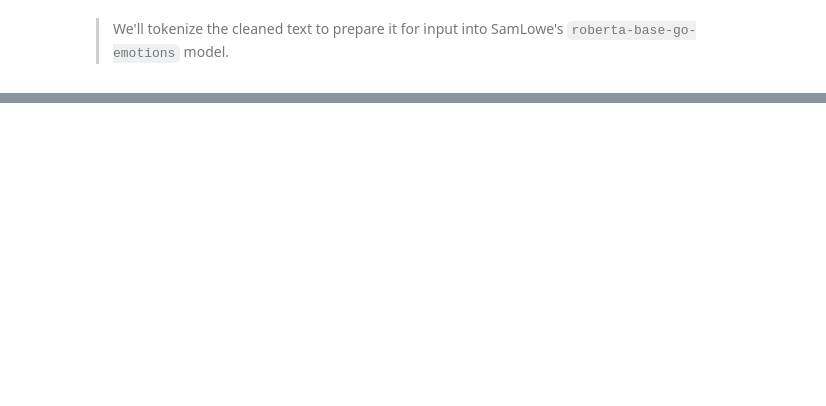
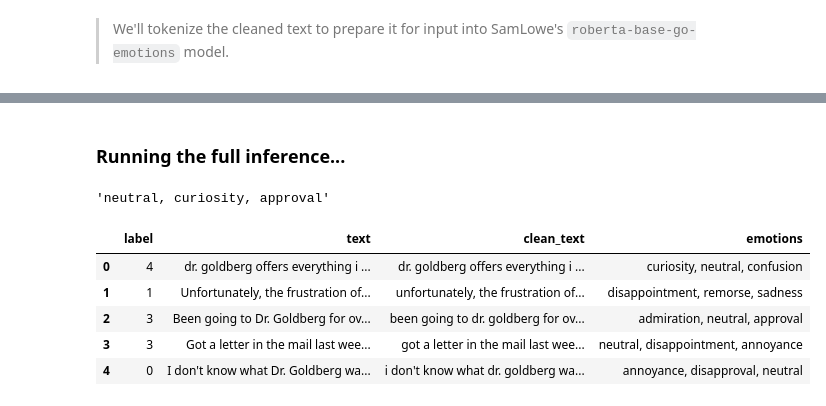
Before and after one commit to kangelamw/LLM-Project-DS, a Jupyter notebook: notebooks/1-preprocessing.ipynb, the cells around one changed output, grey strips where cells are left out. Saved outputs shown, nothing was run; the diff lists cells and outputs as text; code cells hidden in the pictures; blank space fills up the shorter version.

```diff
--- a/notebooks/1-preprocessing.ipynb
+++ b/notebooks/1-preprocessing.ipynb
@@ -176,0 +245,6 @@ train.head()
+# %%
+# Drop weird ones
+drop_indices = weird_ones.index
+
+train.drop(index=drop_indices, inplace=True)
+train['clean_text'].apply(lambda x: type(x)).value_counts()
@@ -176,0 +326,32 @@ train.head()
+# %%
+# Load label names
+emotion_labels = ["admiration", "amusement", "anger", "annoyance",
+                  "approval", "caring", "confusion", "curiosity",
+                  "desire", "disappointment", "disapproval", "disgust",
+                  "embarrassment", "excitement", "fear", "gratitude",
+                  "grief", "joy", "love", "nervousness", "optimism",
+                  "pride", "realization", "relief", "remorse",
+                  "sadness", "surprise", "neutral"]
+# %%
+# Function to get top 3 emotions
+def get_emotion_label(text):
+    # Tokenize text
+    tokens = tokenizer(text,
+                       padding=True,
+                       truncation=True,
+                       max_length=128,
+                       return_tensors="pt").to(model.device)
+
+    # Run inference
+    with torch.no_grad():
+        outputs = model(**tokens)
+
+    # Get top 3 predicted labels
+    probabilities = torch.nn.functional.softmax(outputs.logits, dim=1)  # Convert logits to probabilities
+    top3_indices = torch.argsort(probabilities, descending=True)[0][:3]  # Get top 3 indices
+
+    # Convert indices to emotion labels
+    top3_emotions = [emotion_labels[i] for i in top3_indices]
+
+    # Return as string...
+    return ", ".join(top3_emotions)
@@ -176,0 +400,19 @@ train.head()
+# %% [markdown]
+### Running the full inference...
+# %%
+get_emotion_label(sample_texts[0])
+# %% [output]
+'neutral, curiosity, approval'
+# %%
+# Loop through the train data
+for i, row in train.iterrows():
+  train.at[i, "emotions"] = get_emotion_label(row["clean_text"])
+# %%
+display(train.head())
+# %% [output]
+|  | label | text | clean_text | emotions |
+| 0 | 4 | dr. goldberg offers everything i ... | dr. goldberg offers everything i ... | curiosity, neutral, confusion |
+| 1 | 1 | Unfortunately, the frustration of... | unfortunately, the frustration of... | disappointment, remorse, sadness |
+| 2 | 3 | Been going to Dr. Goldberg for ov... | been going to dr. goldberg for ov... | admiration, neutral, approval |
+| 3 | 3 | Got a letter in the mail last wee... | got a letter in the mail last wee... | neutral, disappointment, annoyance |
+| 4 | 0 | I don't know what Dr. Goldberg wa... | i don't know what dr. goldberg wa... | annoyance, disapproval, neutral |
```
Also changed, not shown: parts of 58 cells of this notebook, 2 other files.
